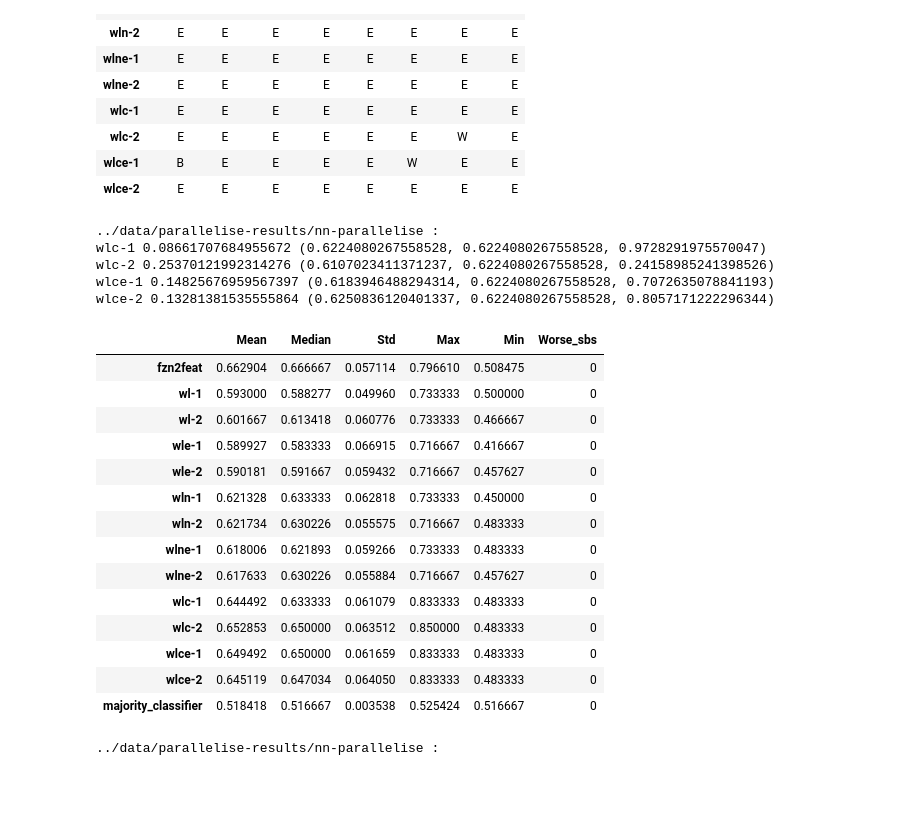
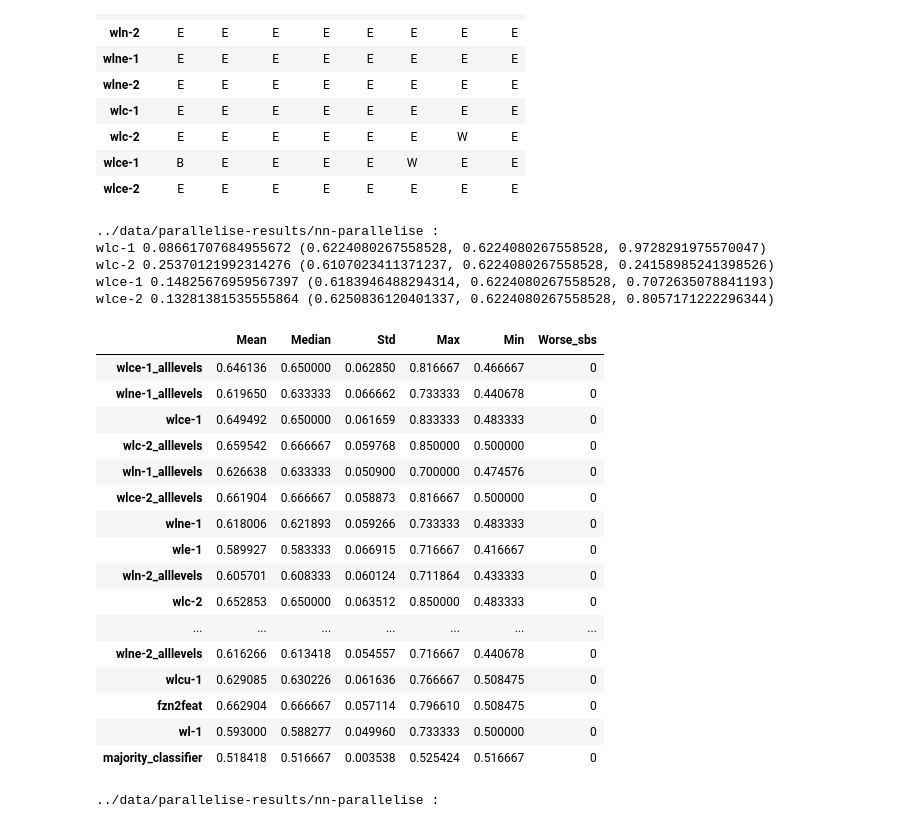
Before and after one commit to SeppiaBrilla/fzngraph_features, a Jupyter notebook: analysis/images.ipynb, the cells around one changed output. Drawn from its saved outputs; the diff is of its cells as text; code cells hidden in the pictures; blank space fills up the shorter version.

```diff
--- a/analysis/images.ipynb
+++ b/analysis/images.ipynb
@@ -1308,37 +1443,39 @@ Statistical significance matrix (no fzn2feat):
 # %%
 folder = '../data/parallelise-results/nn-parallelise'
 print(folder, ':')
-res = get_parallel_results(folder)
+res = get_parallel_results(folder, True)
 fzn2feat = list(res['fzn2feat'].values())
 t_stat, p_value = stats.wilcoxon(list(res['wlc-1'].values()), fzn2feat)
 print("wlc-1", p_value, compare_par_results(('wlc-1', 'svc'),('fzn2feat', 'svc'), '../data/parallelise-results'))
 t_stat, p_value = stats.wilcoxon(list(res['wlc-2'].values()), fzn2feat)
 print("wlc-2", p_value, compare_par_results(('wlc-2', 'svc'),('fzn2feat', 'svc'), '../data/parallelise-results'))
 t_stat, p_value = stats.wilcoxon(list(res['wlce-1'].values()), fzn2feat)
 print("wlce-1", p_value, compare_par_results(('wlce-1', 'svc'),('fzn2feat', 'svc'), '../data/parallelise-results'))
 t_stat, p_value = stats.wilcoxon(list(res['wlce-2'].values()), fzn2feat)
 print("wlce-2", p_value, compare_par_results(('wlce-2', 'svc'),('fzn2feat', 'svc'), '../data/parallelise-results'))
 display(to_table(res))
 # %% [output]
 ../data/parallelise-results/nn-parallelise :
 wlc-1 0.08661707684955672 (0.6224080267558528, 0.6224080267558528, 0.9728291975570047)
 wlc-2 0.25370121992314276 (0.6107023411371237, 0.6224080267558528, 0.24158985241398526)
 wlce-1 0.14825676959567397 (0.6183946488294314, 0.6224080267558528, 0.7072635078841193)
 wlce-2 0.13281381535555864 (0.6250836120401337, 0.6224080267558528, 0.8057171222296344)
 |  | Mean | Median | Std | Max | Min | Worse_sbs |
+| wlce-1_alllevels | 0.646136 | 0.650000 | 0.062850 | 0.816667 | 0.466667 | 0 |
+| wlne-1_alllevels | 0.619650 | 0.633333 | 0.066662 | 0.733333 | 0.440678 | 0 |
+| wlce-1 | 0.649492 | 0.650000 | 0.061659 | 0.833333 | 0.483333 | 0 |
+| wlc-2_alllevels | 0.659542 | 0.666667 | 0.059768 | 0.850000 | 0.500000 | 0 |
+| wln-1_alllevels | 0.626638 | 0.633333 | 0.050900 | 0.700000 | 0.474576 | 0 |
+| wlce-2_alllevels | 0.661904 | 0.666667 | 0.058873 | 0.816667 | 0.500000 | 0 |
+| wlne-1 | 0.618006 | 0.621893 | 0.059266 | 0.733333 | 0.483333 | 0 |
+| wle-1 | 0.589927 | 0.583333 | 0.066915 | 0.716667 | 0.416667 | 0 |
+| wln-2_alllevels | 0.605701 | 0.608333 | 0.060124 | 0.711864 | 0.433333 | 0 |
+| wlc-2 | 0.652853 | 0.650000 | 0.063512 | 0.850000 | 0.483333 | 0 |
+| ... | ... | ... | ... | ... | ... | ... |
+| wlne-2_alllevels | 0.616266 | 0.613418 | 0.054557 | 0.716667 | 0.440678 | 0 |
+| wlcu-1 | 0.629085 | 0.630226 | 0.061636 | 0.766667 | 0.508475 | 0 |
 | fzn2feat | 0.662904 | 0.666667 | 0.057114 | 0.796610 | 0.508475 | 0 |
 | wl-1 | 0.593000 | 0.588277 | 0.049960 | 0.733333 | 0.500000 | 0 |
-| wl-2 | 0.601667 | 0.613418 | 0.060776 | 0.733333 | 0.466667 | 0 |
-| wle-1 | 0.589927 | 0.583333 | 0.066915 | 0.716667 | 0.416667 | 0 |
-| wle-2 | 0.590181 | 0.591667 | 0.059432 | 0.716667 | 0.457627 | 0 |
-| wln-1 | 0.621328 | 0.633333 | 0.062818 | 0.733333 | 0.450000 | 0 |
-| wln-2 | 0.621734 | 0.630226 | 0.055575 | 0.716667 | 0.483333 | 0 |
-| wlne-1 | 0.618006 | 0.621893 | 0.059266 | 0.733333 | 0.483333 | 0 |
-| wlne-2 | 0.617633 | 0.630226 | 0.055884 | 0.716667 | 0.457627 | 0 |
-| wlc-1 | 0.644492 | 0.633333 | 0.061079 | 0.833333 | 0.483333 | 0 |
-| wlc-2 | 0.652853 | 0.650000 | 0.063512 | 0.850000 | 0.483333 | 0 |
-| wlce-1 | 0.649492 | 0.650000 | 0.061659 | 0.833333 | 0.483333 | 0 |
-| wlce-2 | 0.645119 | 0.647034 | 0.064050 | 0.833333 | 0.483333 | 0 |
 | majority_classifier | 0.518418 | 0.516667 | 0.003538 | 0.525424 | 0.516667 | 0 |
 # %%
 folder = '../data/parallelise-results/nn-parallelise'
```
Also changed, not shown: parts of 37 cells of this notebook.
